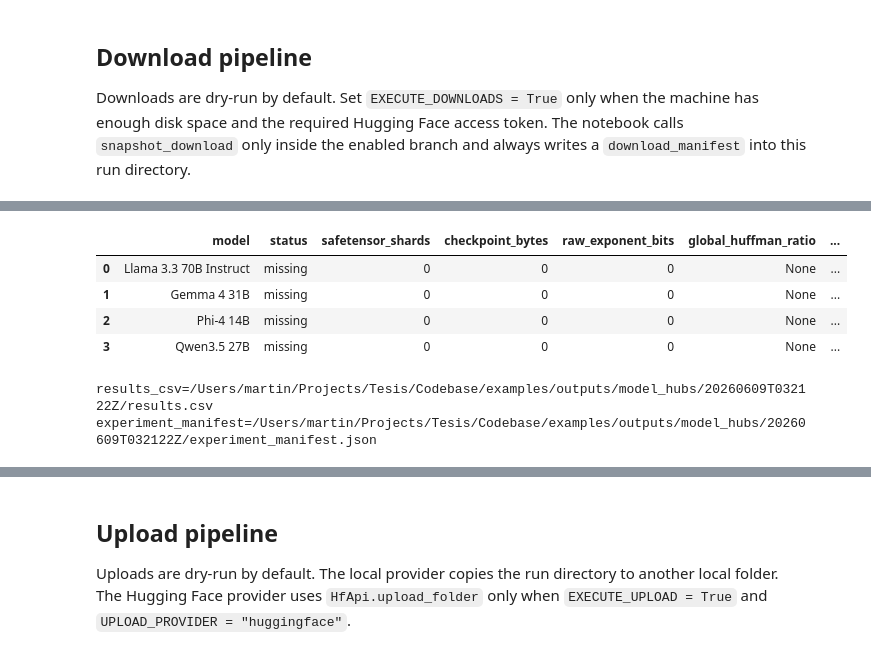
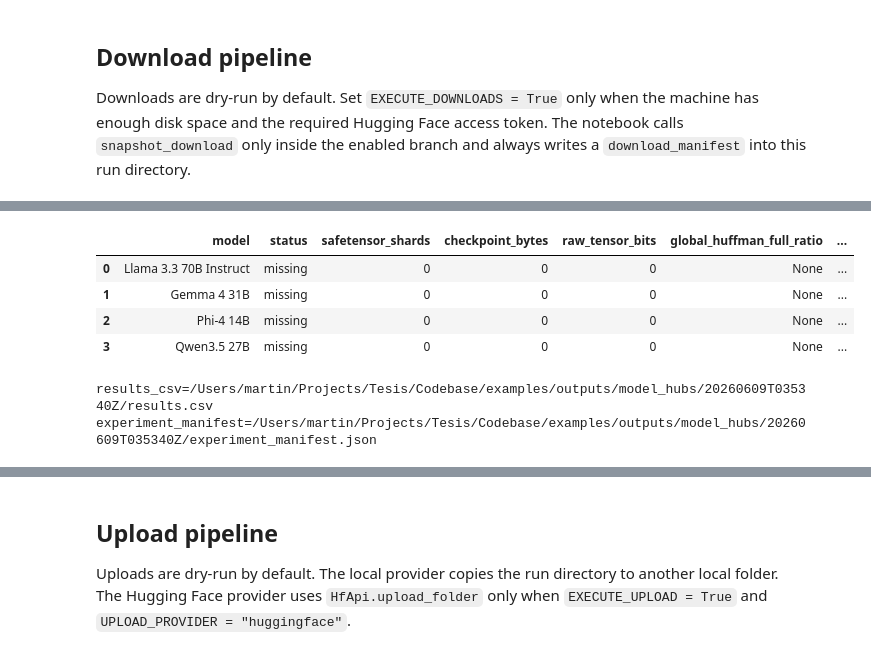
Before and after one commit to MartinEBravo/neuralzip, a Jupyter notebook: examples/1-model-hubs.ipynb, the cells around one changed output, grey strips where cells are left out. Drawn from its saved outputs; the diff is of its cells as text; code cells hidden in the pictures.

```diff
--- a/examples/1-model-hubs.ipynb
+++ b/examples/1-model-hubs.ipynb
@@ -242,4 +244,12 @@ The following cells implement the compression measurement logic in the notebook.
 # %%
+DTYPE_TOTAL_BITS = {
+    "float16": 16,
+    "bfloat16": 16,
+    "float32": 32,
+    "float64": 64,
+}
+
+
 def huffman_bit_cost_from_counts(counts: dict[int, int] | Counter) -> int:
     frequencies = [int(value) for value in counts.values() if int(value) > 0]
     if not frequencies:
@@ -281,8 +291,24 @@ def tensor_cluster_key(dtype_name: str, exponent_bits: int, shape: tuple[int, ..
     return f"dtype={dtype_name}|E={exponent_bits}|rank={len(shape)}|log2_numel={size_bin}"
 
 
-def safe_ratio(numerator: int | float, denominator: int | float) -> float | None:
-    return None if not denominator else float(numerator) / float(denominator)
+def safe_ratio(numerator: int | float | None, denominator: int | float | None) -> float | None:
+    if numerator is None or denominator is None or denominator == 0:
+        return None
+    return float(numerator) / float(denominator)
+
+
+def official_zipnn_tensor_bits(tensor: Any, method: str = ZIPNN_METHOD) -> int:
+    try:
+        import torch
+        from zipnn import ZipNN
+    except Exception as exc:
+        raise RuntimeError("The official zipnn package is required for the ZipNN baseline.") from exc
+
+    if not torch.is_tensor(tensor) or not tensor.is_floating_point():
+        return 0
+    compressor = ZipNN(method=method, input_format="torch")
+    compressed = compressor.compress(tensor.detach().cpu().contiguous())
+    return int(len(compressed) * 8)
 # %%
 def tensor_exponent_symbols(tensor: Any) -> tuple[np.ndarray, int, str] | None:
     import torch
@@ -460,39 +515,39 @@ results_table = pd.DataFrame(experiment_results)
 cluster_table = pd.DataFrame(cluster_details)
 
 RESULTS_CSV = RUN_DIR / "results.csv"
 RESULTS_JSON = RUN_DIR / "results.json"
 CLUSTERS_CSV = RUN_DIR / "neuralzip_clusters.csv"
 EXPERIMENT_MANIFEST_PATH = RUN_DIR / "experiment_manifest.json"
 
 results_table.to_csv(RESULTS_CSV, index=False)
 RESULTS_JSON.write_text(json.dumps(experiment_results, indent=2), encoding="utf-8")
 cluster_table.to_csv(CLUSTERS_CSV, index=False)
 
 experiment_manifest = {
     "run_id": RUN_ID,
     "created_at": datetime.now(timezone.utc).isoformat(),
     "allow_missing": ALLOW_MISSING,
     "ngram_order": NGRAM_ORDER,
     "model_store": str(MODEL_STORE),
     "results_csv": str(RESULTS_CSV),
     "results_json": str(RESULTS_JSON),
     "clusters_csv": str(CLUSTERS_CSV),
     "models": experiment_results,
 }
 EXPERIMENT_MANIFEST_PATH.write_text(json.dumps(experiment_manifest, indent=2), encoding="utf-8")
 
 display_columns = [
-    "model", "status", "safetensor_shards", "checkpoint_bytes", "raw_exponent_bits",
-    "global_huffman_ratio", "zipnn_ratio", "neuralzip_ratio", "neuralzip_clusters",
+    "model", "status", "safetensor_shards", "checkpoint_bytes", "raw_tensor_bits",
+    "global_huffman_full_ratio", "zipnn_official_ratio", "neuralzip_full_ratio", "neuralzip_clusters",
 ]
 display(results_table[display_columns])
 print(f"results_csv={RESULTS_CSV}")
 print(f"experiment_manifest={EXPERIMENT_MANIFEST_PATH}")
 # %% [output]
-|  | model | status | safetensor_shards | checkpoint_bytes | raw_exponent_bits | global_huffman_ratio | ... |
+|  | model | status | safetensor_shards | checkpoint_bytes | raw_tensor_bits | global_huffman_full_ratio | ... |
 | 0 | Llama 3.3 70B Instruct | missing | 0 | 0 | 0 | None | ... |
 | 1 | Gemma 4 31B | missing | 0 | 0 | 0 | None | ... |
 | 2 | Phi-4 14B | missing | 0 | 0 | 0 | None | ... |
 | 3 | Qwen3.5 27B | missing | 0 | 0 | 0 | None | ... |
-results_csv=/Users/martin/Projects/Tesis/Codebase/examples/outputs/model_hubs/20260609T032122Z/results.csv
-experiment_manifest=/Users/martin/Projects/Tesis/Codebase/examples/outputs/model_hubs/20260609T032122Z/experiment_manifest.json
+results_csv=/Users/martin/Projects/Tesis/Codebase/examples/outputs/model_hubs/20260609T035340Z/results.csv
+experiment_manifest=/Users/martin/Projects/Tesis/Codebase/examples/outputs/model_hubs/20260609T035340Z/experiment_manifest.json
```
Also changed, not shown: parts of 10 cells of this notebook, 14 other files.
